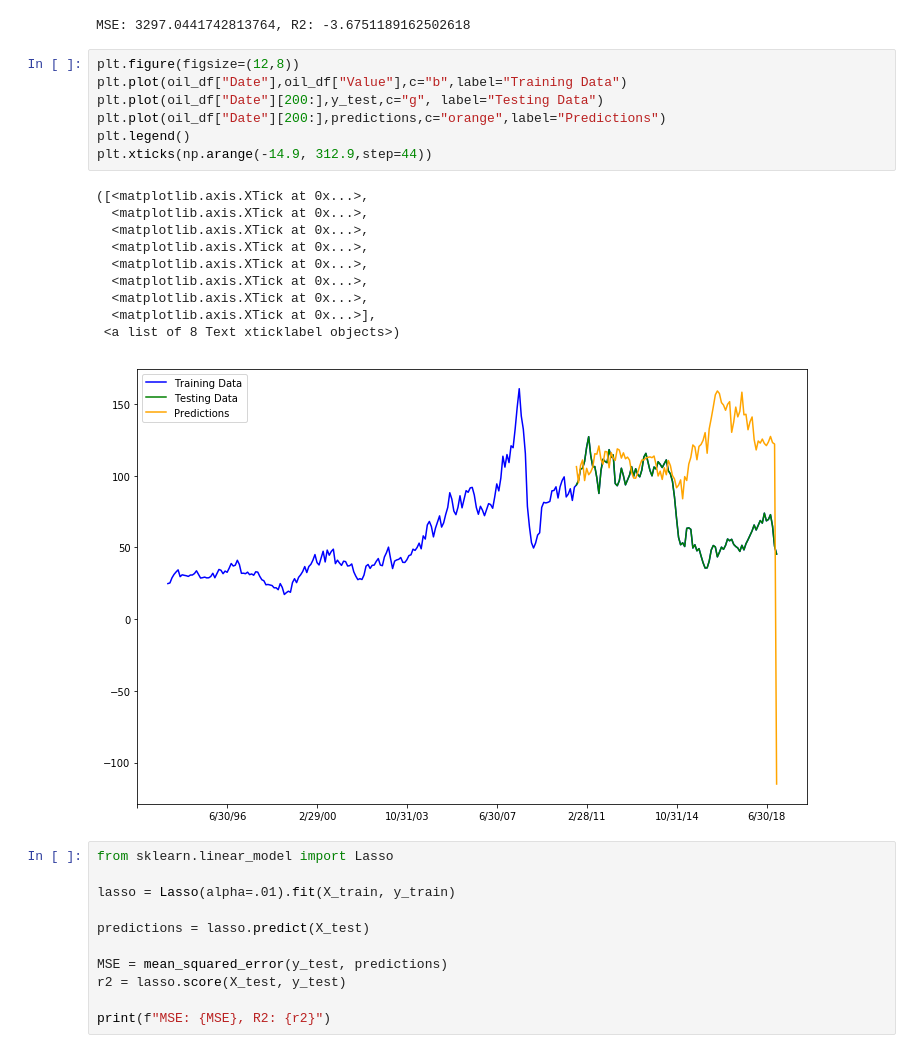
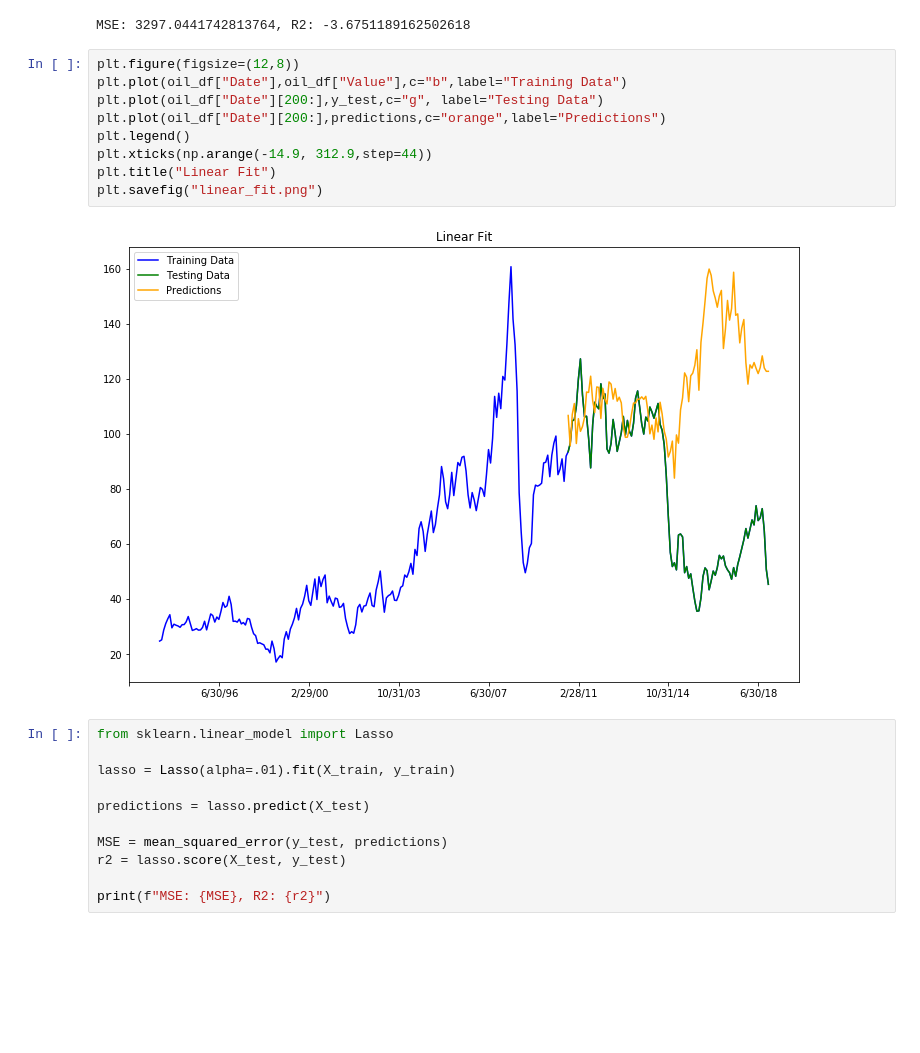
Before and after one commit to yoyorei/Machine-Learning-on-Crude-Oil-Price, a Jupyter notebook: linear_fit.ipynb, the cells around one changed output. Drawn from its saved outputs; the diff is of its cells as text; blank space fills up the shorter version.

```diff
--- a/linear_fit.ipynb
+++ b/linear_fit.ipynb
@@ -72,21 +72,14 @@ MSE: 3297.0441742813764, R2: -3.6751189162502618
 # %%
 plt.figure(figsize=(12,8))
 plt.plot(oil_df["Date"],oil_df["Value"],c="b",label="Training Data")
 plt.plot(oil_df["Date"][200:],y_test,c="g", label="Testing Data")
 plt.plot(oil_df["Date"][200:],predictions,c="orange",label="Predictions")
 plt.legend()
 plt.xticks(np.arange(-14.9, 312.9,step=44))
+plt.title("Linear Fit")
+plt.savefig("linear_fit.png")
 # %% [output]
-([<matplotlib.axis.XTick at 0x...>,
-  <matplotlib.axis.XTick at 0x...>,
-  <matplotlib.axis.XTick at 0x...>,
-  <matplotlib.axis.XTick at 0x...>,
-  <matplotlib.axis.XTick at 0x...>,
-  <matplotlib.axis.XTick at 0x...>,
-  <matplotlib.axis.XTick at 0x...>,
-  <matplotlib.axis.XTick at 0x...>],
- <a list of 8 Text xticklabel objects>)
-[figure, old version]
+[figure, new version]
 # %%
 from sklearn.linear_model import Lasso
 
```
Also changed, not shown: 15 other files.
